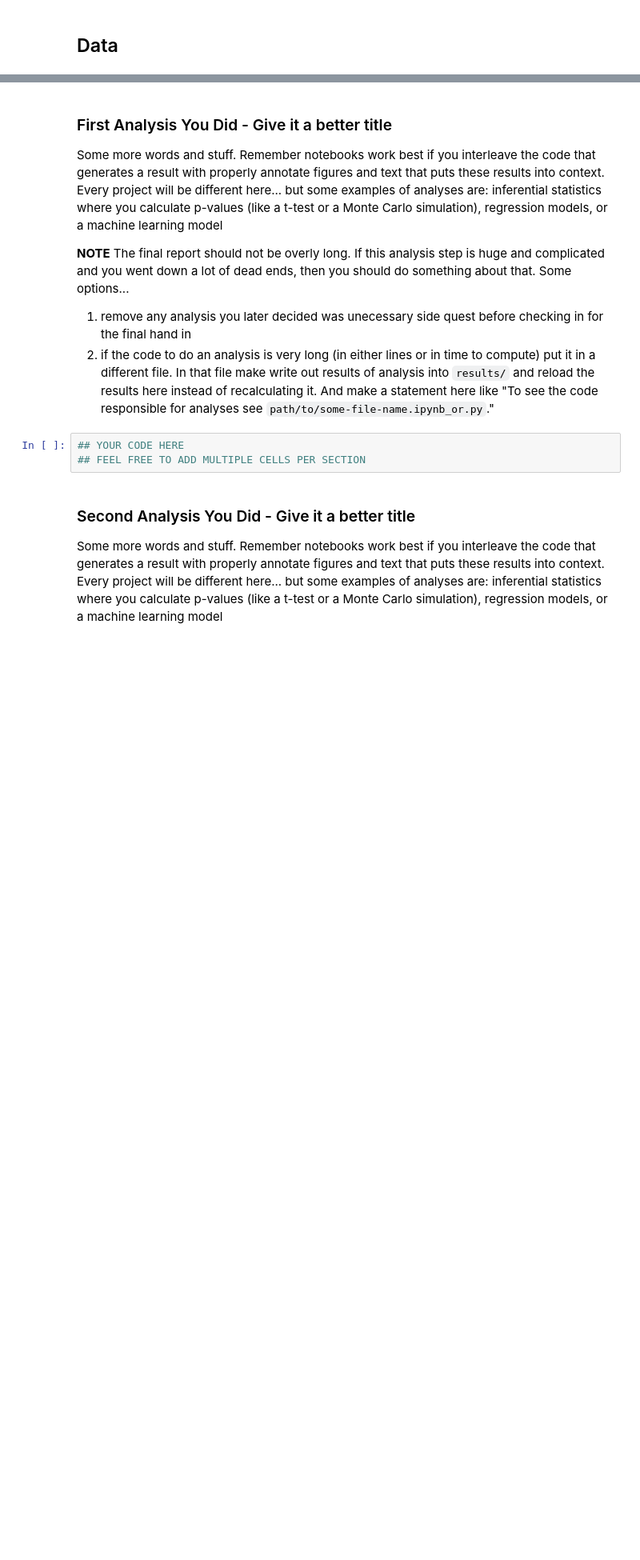
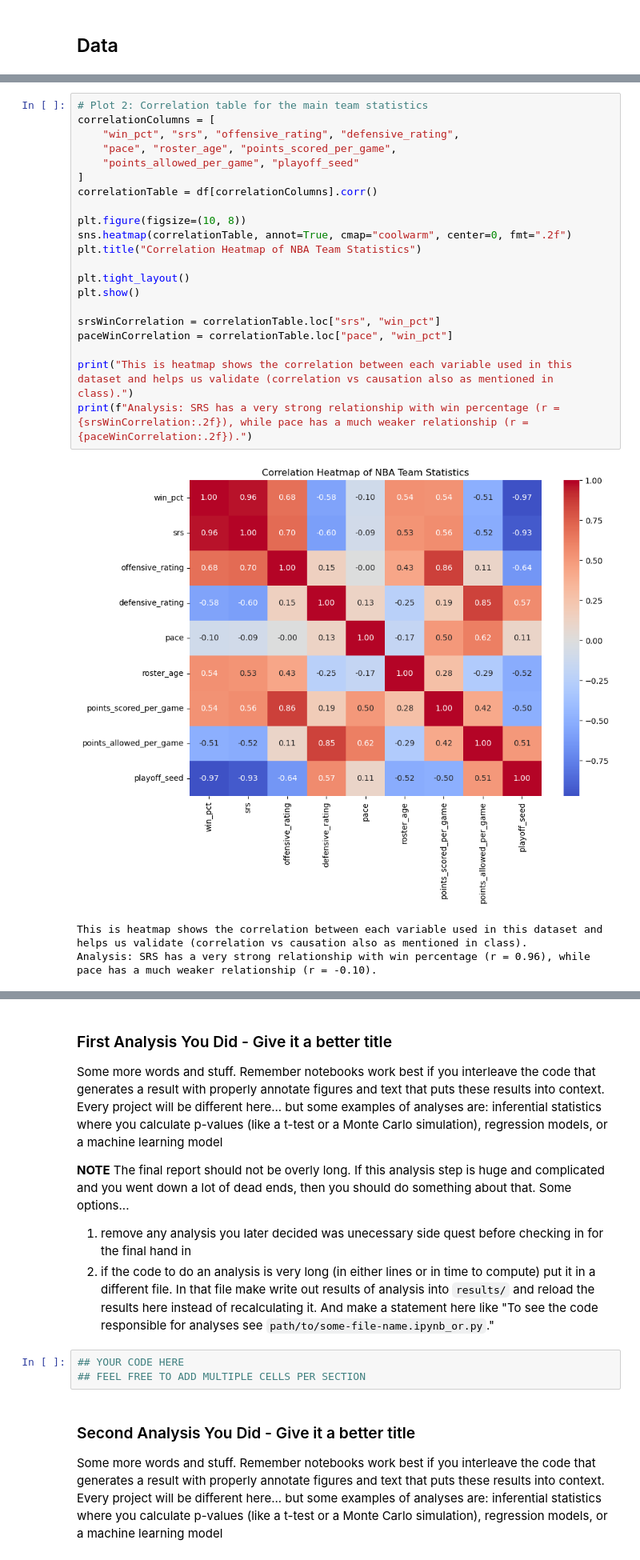
Before and after one commit to COGS108/Group-SP26-082, a Jupyter notebook: 03-FinalProject.ipynb, the cells around one changed output, grey strips where cells are left out. Shown at 80% size. Drawn from its saved outputs; the diff is of its cells as text; blank space fills up the shorter version.

```diff
--- a/03-FinalProject.ipynb
+++ b/03-FinalProject.ipynb
@@ -353,0 +198,25 @@ Instructions: REPLACE the contents of this cell with your work, including any up
+# %%
+# Plot 2: Correlation table for the main team statistics
+correlationColumns = [
+    "win_pct", "srs", "offensive_rating", "defensive_rating",
+    "pace", "roster_age", "points_scored_per_game",
+    "points_allowed_per_game", "playoff_seed"
+]
+correlationTable = df[correlationColumns].corr()
+
+plt.figure(figsize=(10, 8))
+sns.heatmap(correlationTable, annot=True, cmap="coolwarm", center=0, fmt=".2f")
+plt.title("Correlation Heatmap of NBA Team Statistics")
+
+plt.tight_layout()
+plt.show()
+
+srsWinCorrelation = correlationTable.loc["srs", "win_pct"]
+paceWinCorrelation = correlationTable.loc["pace", "win_pct"]
+
+print("This is heatmap shows the correlation between each variable used in this dataset and helps us validate (correlation vs causation also as mentioned in class).")
+print(f"Analysis: SRS has a very strong relationship with win percentage (r = {srsWinCorrelation:.2f}), while pace has a much weaker relationship (r = {paceWinCorrelation:.2f}).")
+# %% [output]
+[figure, added]
+This is heatmap shows the correlation between each variable used in this dataset and helps us validate (correlation vs causation also as mentioned in class).
+Analysis: SRS has a very strong relationship with win percentage (r = 0.96), while pace has a much weaker relationship (r = -0.10).
```
Also changed, not shown: parts of 37 cells of this notebook.
